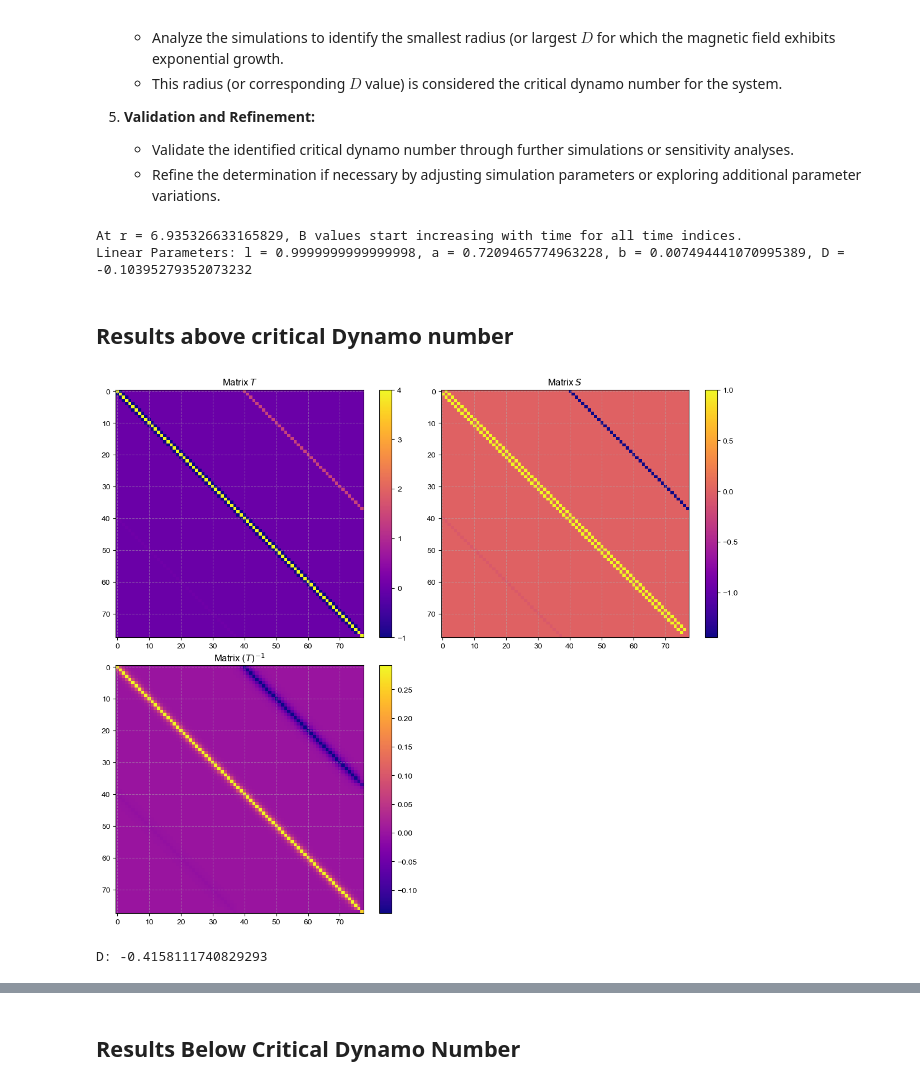
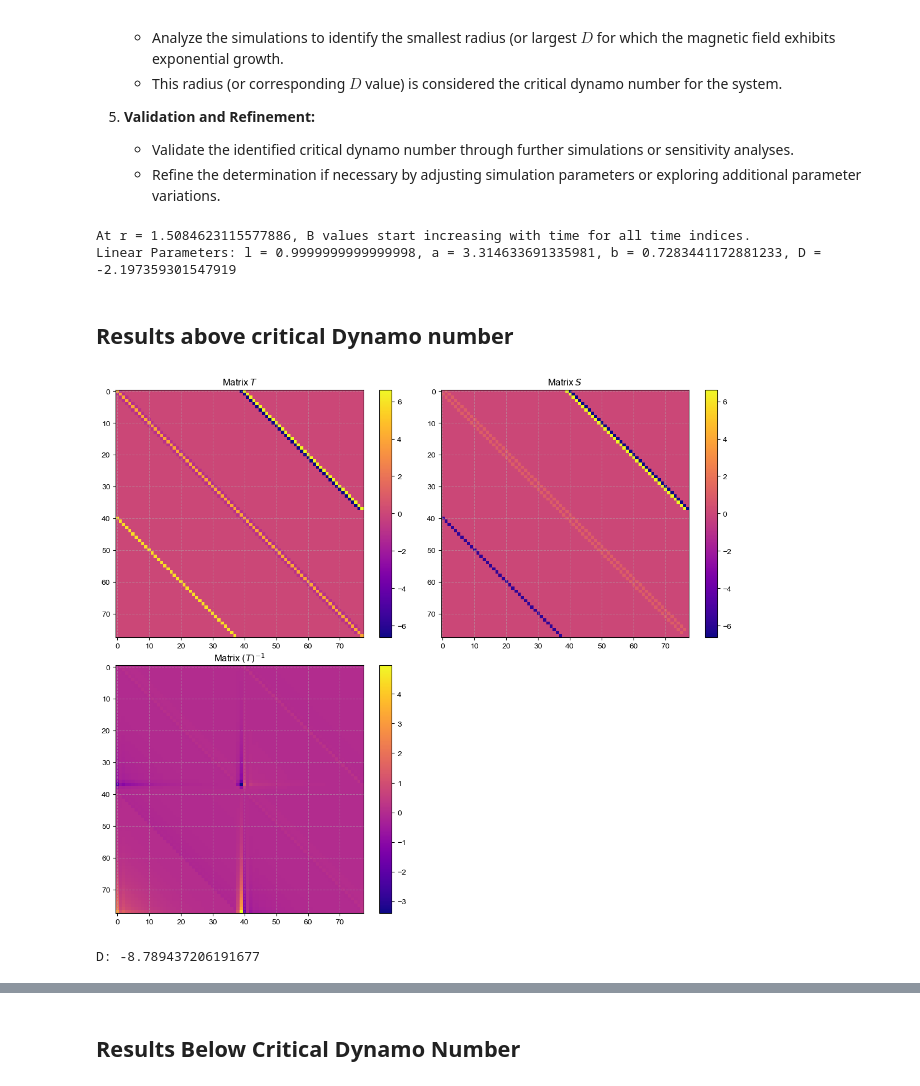
Before and after one commit to SagarPrakashBarad/GalacticDynamos, a Jupyter notebook: _build/jupyter_execute/Alpha_Omega_Dynamos/z_approximation/Alpha_Omega_Dynamo.ipynb, the cells around one changed output, grey strips where cells are left out. Cells and saved outputs as stored; diff of their text form; code cells hidden in the pictures.

```diff
--- a/_build/jupyter_execute/Alpha_Omega_Dynamos/z_approximation/Alpha_Omega_Dynamo.ipynb
+++ b/_build/jupyter_execute/Alpha_Omega_Dynamos/z_approximation/Alpha_Omega_Dynamo.ipynb
@@ -284,6 +284,8 @@ def dynamo_numbers(r, B, bc):
         if i < N-2:
             T[i, N + i] = a
             S[i, N +i] = -a
+            T[i, N + i -1] = -a
+            S[i, N + i -1] = a
             S[N+i, i] = -b
             T[N + i, i] = b
 
@@ -328,8 +330,8 @@ num_points = 200
 num_time_indices = 20
 critical_r, l, a, b, D = critical_dynamo_numbers(Ro, num_points, B1, bc1, num_time_indices)
 # %% [output]
-At r = 6.935326633165829, B values start increasing with time for all time indices.
-Linear Parameters: l = 0.9999999999999998, a = 0.7209465774963228, b = 0.007494441070995389, D = -0.10395279352073232
+At r = 1.5084623115577886, B values start increasing with time for all time indices.
+Linear Parameters: l = 0.9999999999999998, a = 3.314633691335981, b = 0.7283441172881233, D = -2.197359301547919
 # %% [markdown]
 ## Results above critical Dynamo number
 # %%
@@ -344,44 +346,40 @@ for i in range(2*N-2):
     if i < 2*N-4:
         T[i, i+1] = -l
         T[i+1, i] = -l
         S[i, i+1] = l
         S[i+1, i] = l
         if i < N-2:
             T[i, N + i] = a
             S[i, N +i] = -a
-            #if i != 0:
-            #    T[i, N +i -2] = -a
-            #    S[i, N + i -2] = a
+            T[i, N +i -1] = -a
+            S[i, N + i -1] = a
             S[N+i, i] = -b
             T[N + i, i] = b
-        #if i == N-2:
-        #    T[i, N + i - 2] = -a
-        #    S[i, N + i - 2] = a
 
 # inverse of T
 T_inv = np.linalg.inv(T)
 
 fig, axs = plt.subplots(2, 2, figsize=(12, 10))
 im = axs[0, 0].imshow(T, cmap='plasma')
 axs[0, 0].set_title(r'Matrix $T$')
 plt.colorbar(im, ax=axs[0, 0])
 im = axs[0, 1].imshow(S, cmap='plasma')
 axs[0, 1].set_title(r'Matrix $S$')
 plt.colorbar(im, ax=axs[0, 1])
 im = axs[1, 0].imshow(T_inv, cmap='plasma')
 axs[1, 0].set_title(r'Matrix $(T)^{-1}$')
 plt.colorbar(im, ax=axs[1, 0])
 axs[1, 1].axis('off')
 
 plt.tight_layout()
 plt.savefig("results/matrix_T_S_T_inv_above_critical_dynamo.png")
 plt.show()
 # %% [output]
-[figure, old version]
+[figure, new version]
 # %%
 print(f"D:", D)
 # %% [output]
-D: -0.4158111740829293
+D: -8.789437206191677
 # %%
 bc = np.concatenate((b1, b2))
 B = np.concatenate((Br, Bphi))
```
Also changed, not shown: parts of 11 cells of this notebook, 42 other files.
